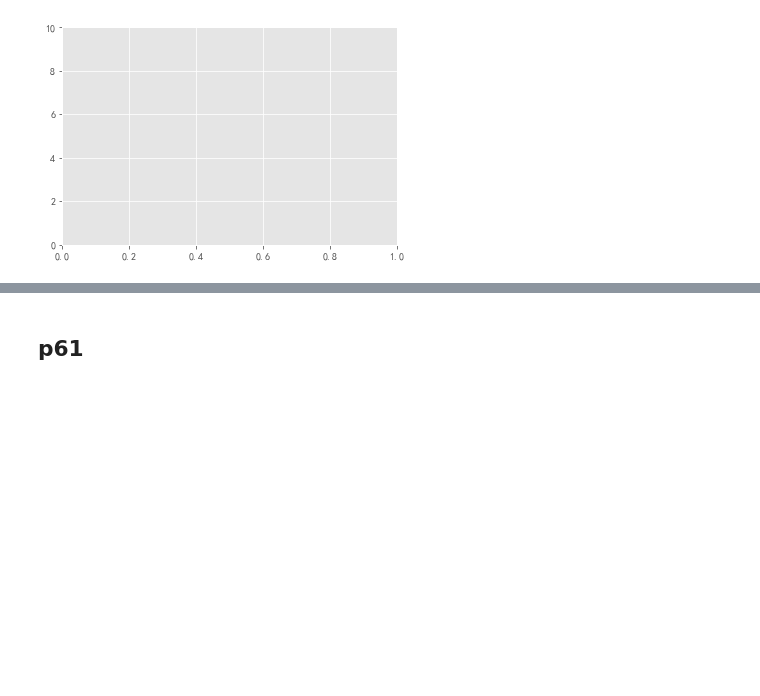
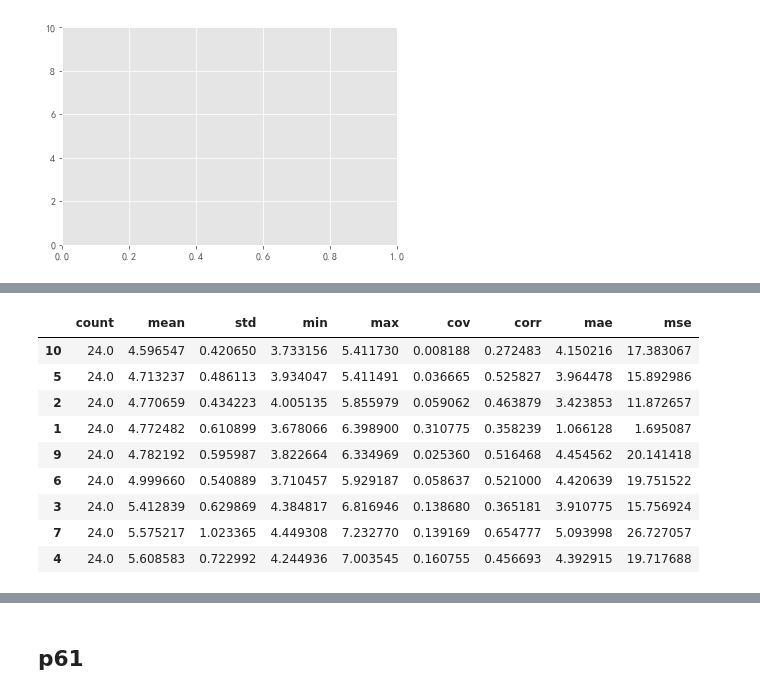
Before and after one commit to Eightina/Digital-Twin-CTM, a Jupyter notebook: Digital-Twin/ac_p6.ipynb, the cells around one changed output, grey strips where cells are left out. Saved outputs shown, nothing was run; the diff lists cells and outputs as text; code cells hidden in the pictures; blank space fills up the shorter version.

```diff
--- a/Digital-Twin/ac_p6.ipynb
+++ b/Digital-Twin/ac_p6.ipynb
@@ -264,0 +286,15 @@ DTW距离: 20.73795095023179
+# %%
+a = sumo_df.describe().T[['count','mean', 'std','min','max']].merge(index_df, left_index=True,right_index=True)
+a = a.sort_values('mean', axis = 0).iloc[:-1]
+a
+# %% [output]
+|  | count | mean | std | min | max | cov | corr | mae | mse |
+| 10 | 24.0 | 4.596547 | 0.420650 | 3.733156 | 5.411730 | 0.008188 | 0.272483 | 4.150216 | 17.383067 |
+| 5 | 24.0 | 4.713237 | 0.486113 | 3.934047 | 5.411491 | 0.036665 | 0.525827 | 3.964478 | 15.892986 |
+| 2 | 24.0 | 4.770659 | 0.434223 | 4.005135 | 5.855979 | 0.059062 | 0.463879 | 3.423853 | 11.872657 |
+| 1 | 24.0 | 4.772482 | 0.610899 | 3.678066 | 6.398900 | 0.310775 | 0.358239 | 1.066128 | 1.695087 |
+| 9 | 24.0 | 4.782192 | 0.595987 | 3.822664 | 6.334969 | 0.025360 | 0.516468 | 4.454562 | 20.141418 |
+| 6 | 24.0 | 4.999660 | 0.540889 | 3.710457 | 5.929187 | 0.058637 | 0.521000 | 4.420639 | 19.751522 |
+| 3 | 24.0 | 5.412839 | 0.629869 | 4.384817 | 6.816946 | 0.138680 | 0.365181 | 3.910775 | 15.756924 |
+| 7 | 24.0 | 5.575217 | 1.023365 | 4.449308 | 7.232770 | 0.139169 | 0.654777 | 5.093998 | 26.727057 |
+| 4 | 24.0 | 5.608583 | 0.722992 | 4.244936 | 7.003545 | 0.160755 | 0.456693 | 4.392915 | 19.717688 |
```
Also changed, not shown: parts of 9 cells of this notebook, 23 other files.
